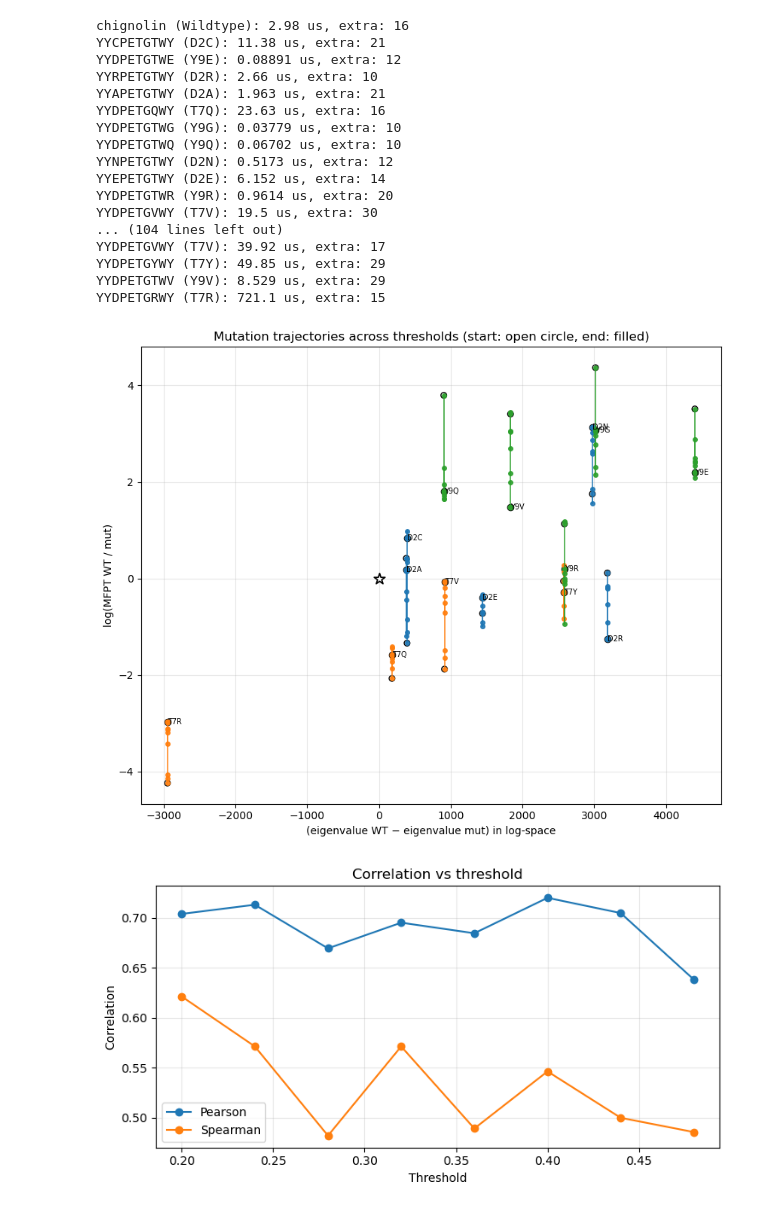
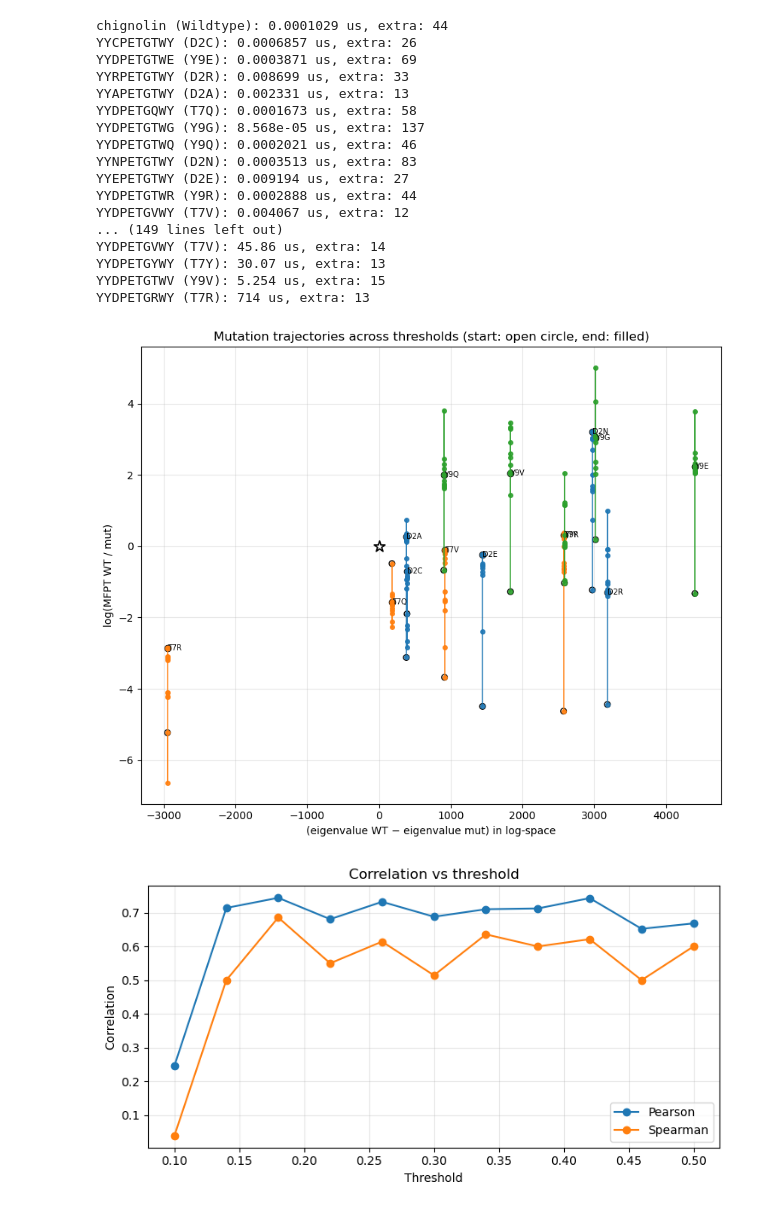
Before and after one commit to MendelsResearchGroup/guiding-peptide-kinetics, a Jupyter notebook: src/fpt.ipynb, the cells around one changed output. Drawn from its saved outputs; the diff is of its cells as text; code cells hidden in the pictures.

```diff
--- a/src/fpt.ipynb
+++ b/src/fpt.ipynb
@@ -137,12 +146,11 @@ def plot_mfpt_corr(df, prop_col, wt_label='Wildtype', group_col='residue_idx',
 
     res_keys = sorted(int(k) for k in df[group_col].dropna().unique())
     res_colors = color_map(res_keys) if 'color_map' in globals() else {k: None for k in res_keys}
-
-    plt.figure(figsize=(8, 6))
-
-    if annotate:
-        for xv, yv, name in zip(x_all[mask], y_all[mask], df.loc[mask, 'long'].to_numpy()):
-            plt.text(xv, yv, name, fontsize=6, ha='center', va='bottom')
+    res_colors[2] = 'orange'
+    res_colors[7] = 'blue'
+    res_colors[9] = 'green'
+    for xv, yv, name in zip(x_all[mask], y_all[mask], df.index.to_numpy()):
+        plt.text(xv, yv, name, fontsize=6, ha='center', va='bottom')
 
     for k in res_keys:
         sub = df[df[group_col] == k]
@@ -172,15 +180,11 @@ def plot_mfpt_corr(df, prop_col, wt_label='Wildtype', group_col='residue_idx',
 with open("../data/mfpt-pace=25000.pkl", "rb") as f:
     all_mfpt = pickle.load(f)
 
+thresholds = np.array(list(all_mfpt['chignolin'].keys()))
 sample_size = 200
-th = thresholds[0]
+th = thresholds[1]
+
 df = collect_df(all_mfpt, th, sample_size)
-
+print(th)
 plot_mfpt_corr(df, 'eigenvalue', annotate=True)
-# plot_mfpt_corr(df, 'dot', annotate=True)
-# plot_mfpt_corr(df, 'avg_change_diff', annotate=True)
-# plot_mfpt_corr(df, 'cov_dot_product_folded', annotate=True)
-# plot_mfpt_corr(df, 'cov_dot_product_unfolded', annotate=True)
-# plot_mfpt_corr(df, 'diagonal_cov_dot_folded', annotate=True)
-# plot_mfpt_corr(df, 'diagonal_cov_dot_unfolded', annotate=True)
 # %% [output]
@@ -206,18 +211,14 @@ import numpy as np
 import pandas as pd
 import matplotlib.pyplot as plt
 from scipy import stats
+import pickle
 
-def plot_mfpt_trails(thresholds, collect_df, all_mfpt, sample_size,
+def plot_mfpt_trails(collect_df, all_mfpt, sample_size,
                      prop_col='eigenvalue', wt_label='Wildtype',
                      group_col='residue_idx', log_prop=True,
                      annotate_end=True):
-    """
-    thresholds: iterable of threshold values (same ones you use to build df)
-    collect_df: your function collect_df(all_mfpt, th, sample_size) -> df
-    all_mfpt: whatever you pass today into collect_df
-    sample_size: as you use today
-    """
 
+    thresholds = np.array(list(all_mfpt['chignolin'].keys()))
     # Build a df per threshold
     dfs = {th: collect_df(all_mfpt, th, sample_size) for th in thresholds}
 
@@ -322,54 +323,52 @@ def plot_mfpt_trails(thresholds, collect_df, all_mfpt, sample_size,
         pearsons.append(p); spearmans.append(s)
 
     fig2, ax2 = plt.subplots(figsize=(7.5, 4))
     ax2.plot(thresholds, pearsons, marker='o', label='Pearson')
     ax2.plot(thresholds, spearmans, marker='o', label='Spearman')
     ax2.set_xlabel('Threshold')
     ax2.set_ylabel('Correlation')
     ax2.set_title('Correlation vs threshold')
     ax2.grid(True, alpha=0.3)
     ax2.legend()
     plt.tight_layout()
     plt.show()
 
 
 sample_size = 200
 with open("../data/mfpt-pace=25000.pkl", "rb") as f:
     all_mfpt = pickle.load(f)
 
-ths = thresholds[:8]
 
 plot_mfpt_trails(
-    thresholds=ths,
     collect_df=collect_df,
     all_mfpt=all_mfpt,
     sample_size=sample_size,
     prop_col='eigenvalue',
     wt_label='Wildtype',
     group_col='residue_idx',
     log_prop=True,
     annotate_end=True
 )
 # %% [output]
-chignolin (Wildtype): 2.98 us, extra: 16
-YYCPETGTWY (D2C): 11.38 us, extra: 21
-YYDPETGTWE (Y9E): 0.08891 us, extra: 12
-YYRPETGTWY (D2R): 2.66 us, extra: 10
-YYAPETGTWY (D2A): 1.963 us, extra: 21
-YYDPETGQWY (T7Q): 23.63 us, extra: 16
-YYDPETGTWG (Y9G): 0.03779 us, extra: 10
-YYDPETGTWQ (Y9Q): 0.06702 us, extra: 10
-YYNPETGTWY (D2N): 0.5173 us, extra: 12
-YYEPETGTWY (D2E): 6.152 us, extra: 14
-YYDPETGTWR (Y9R): 0.9614 us, extra: 20
-YYDPETGVWY (T7V): 19.5 us, extra: 30
-... (104 lines left out)
-YYDPETGVWY (T7V): 39.92 us, extra: 17
-YYDPETGYWY (T7Y): 49.85 us, extra: 29
-YYDPETGTWV (Y9V): 8.529 us, extra: 29
-YYDPETGRWY (T7R): 721.1 us, extra: 15
+chignolin (Wildtype): 0.0001029 us, extra: 44
+YYCPETGTWY (D2C): 0.0006857 us, extra: 26
+YYDPETGTWE (Y9E): 0.0003871 us, extra: 69
+YYRPETGTWY (D2R): 0.008699 us, extra: 33
+YYAPETGTWY (D2A): 0.002331 us, extra: 13
+YYDPETGQWY (T7Q): 0.0001673 us, extra: 58
+YYDPETGTWG (Y9G): 8.568e-05 us, extra: 137
+YYDPETGTWQ (Y9Q): 0.0002021 us, extra: 46
+YYNPETGTWY (D2N): 0.0003513 us, extra: 83
+YYEPETGTWY (D2E): 0.009194 us, extra: 27
+YYDPETGTWR (Y9R): 0.0002888 us, extra: 44
+YYDPETGVWY (T7V): 0.004067 us, extra: 12
+... (149 lines left out)
+YYDPETGVWY (T7V): 45.86 us, extra: 14
+YYDPETGYWY (T7Y): 30.07 us, extra: 13
+YYDPETGTWV (Y9V): 5.254 us, extra: 15
+YYDPETGRWY (T7R): 714 us, extra: 13
-[figure, old version]
+[figure, new version]
-[figure, old version]
+[figure, new version]
 # %%
 from scipy import stats, optimize
 
```
Also changed, not shown: parts of 7 cells of this notebook, 17 other files.
